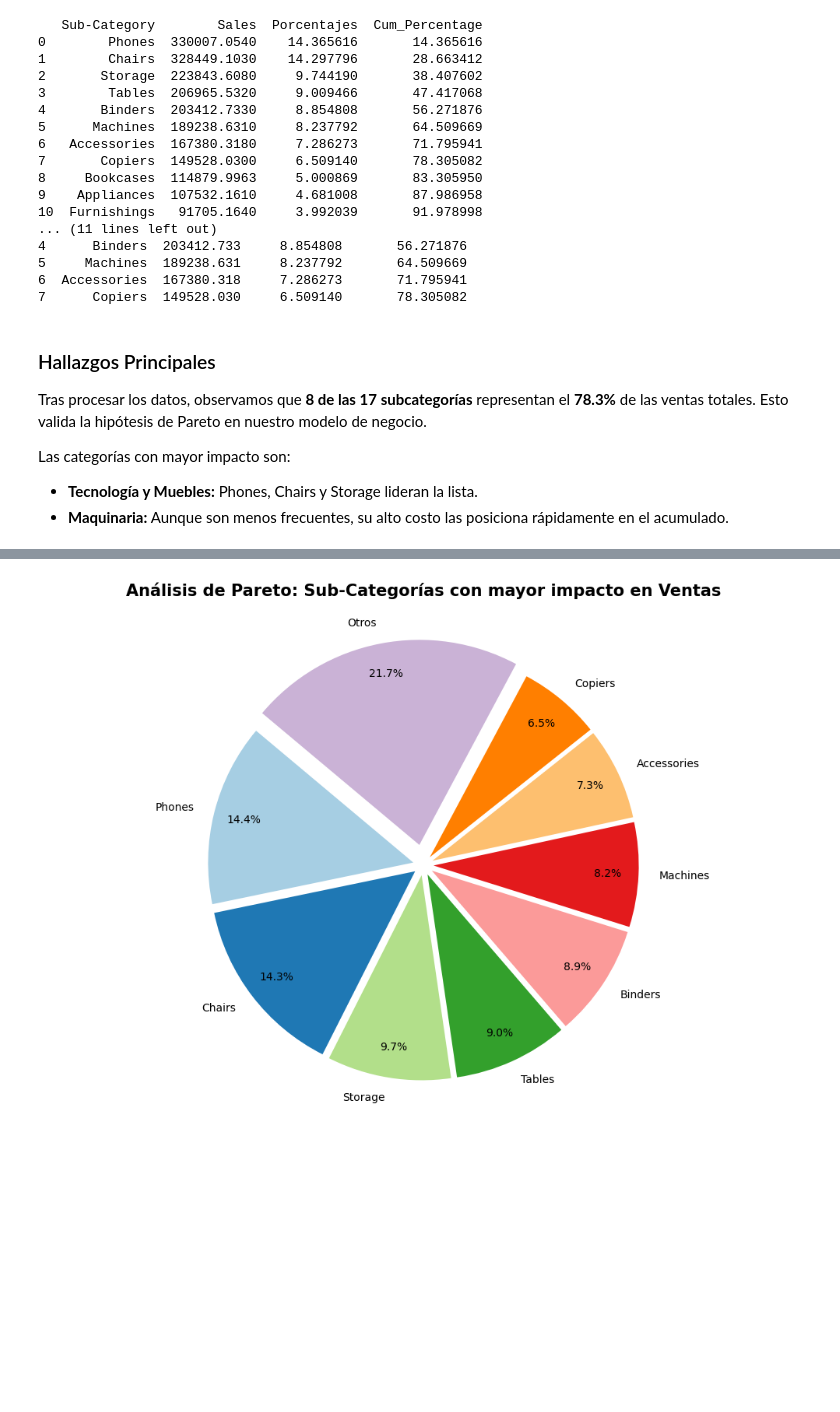
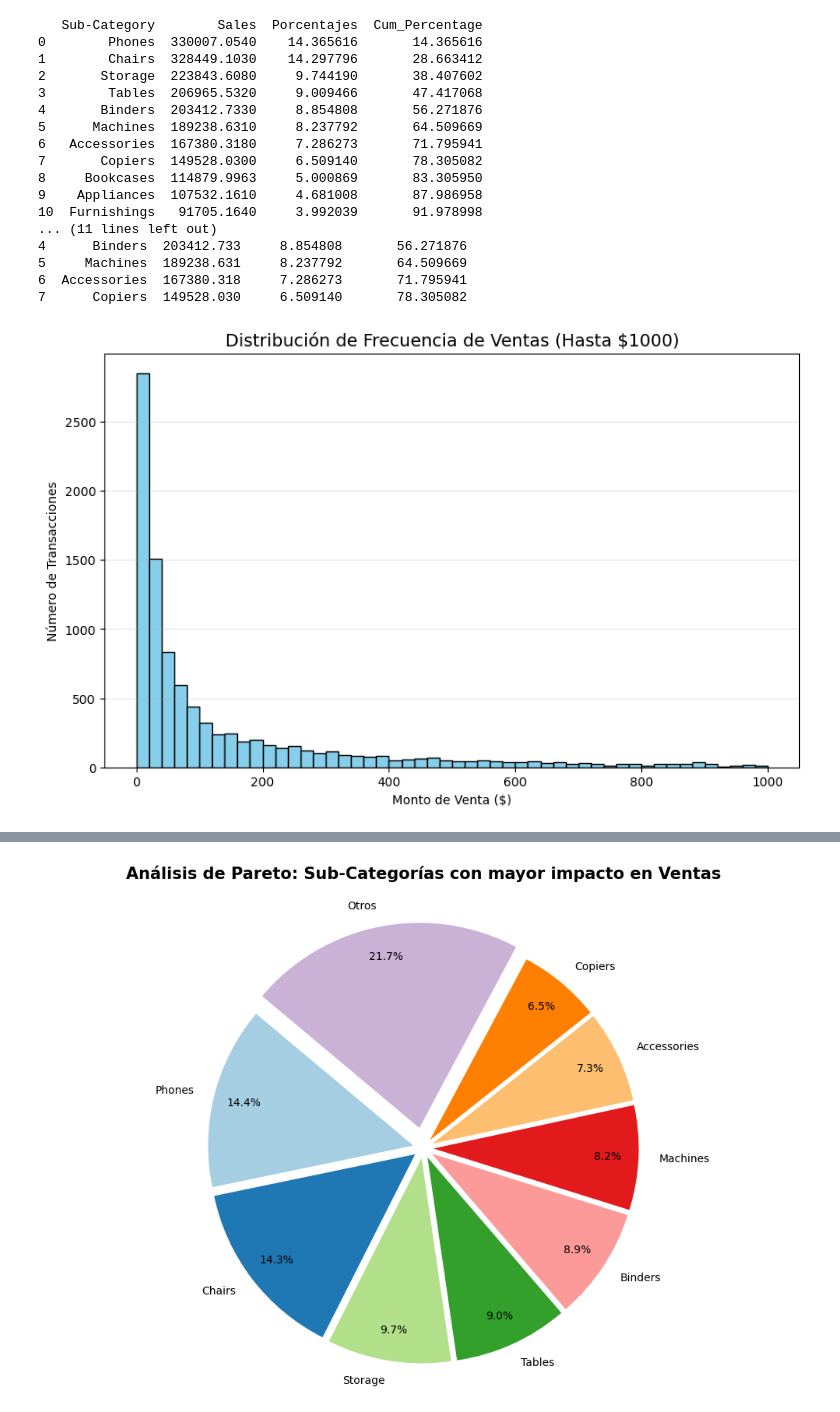
Before and after one commit to luislalala/portafolio-analisis-datos, a Jupyter notebook: mi_analisis.ipynb, the cells around one changed output, grey strips where cells are left out. Cells and saved outputs as stored; diff of their text form; code cells hidden in the pictures; blank space fills up the shorter version.

```diff
--- a/mi_analisis.ipynb
+++ b/mi_analisis.ipynb
@@ -38,0 +40,7 @@ Para determinar el impacto de cada subcategoría, realizamos los siguientes paso
+# %%
+df['Postal Code'] = df['Postal Code'].astype(str) #cambiamos el tipo de dato a un tipo str ya que el codigo postal no tiene un valor estadistico
+# Identificar la transacción con la pérdida más extrema
+peor_transaccion = df.sort_values(by='Profit').head(1)
+peor_transaccion[['Category', 'Sub-Category', 'Sales', 'Quantity', 'Discount', 'Profit']]
+print(df.describe())
+print(f"\nPeor transaccion\n{peor_transaccion}")
@@ -65,10 +126,15 @@ print(mas_impacto)
 5     Machines  189238.631     8.237792       64.509669
 6  Accessories  167380.318     7.286273       71.795941
 7      Copiers  149528.030     6.509140       78.305082
-# %% [markdown]
-### Hallazgos Principales
-Tras procesar los datos, observamos que **8 de las 17 subcategorías** representan el **78.3%** de las ventas totales. Esto valida la hipótesis de Pareto en nuestro modelo de negocio.
-
-Las categorías con mayor impacto son:
-* **Tecnología y Muebles:** Phones, Chairs y Storage lideran la lista.
-* **Maquinaria:** Aunque son menos frecuentes, su alto costo las posiciona rápidamente en el acumulado.
+# %%
+
+plt.figure(figsize=(10, 6))
+plt.hist(df['Sales'], bins=50, color='skyblue', edgecolor='black', range=[0, 1000])
+# Usamos range=[0, 1000] para ignorar los outliers gigantes y ver la "masa" de los datos
+plt.title('Distribución de Frecuencia de Ventas (Hasta $1000)', fontsize=14)
+plt.xlabel('Monto de Venta ($)')
+plt.ylabel('Número de Transacciones')
+plt.grid(axis='y', alpha=0.3)
+plt.show()
+# %% [output]
+[figure, added]
```
Also changed, not shown: parts of 9 cells of this notebook.
